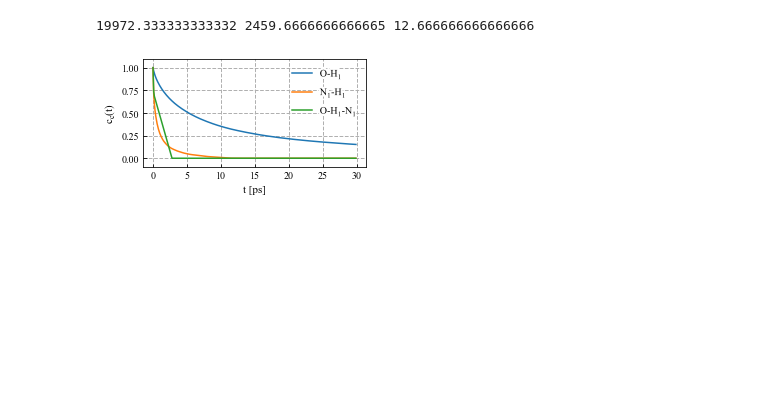
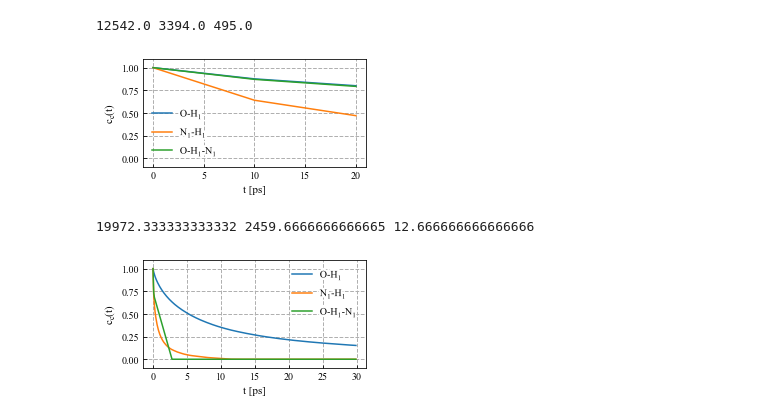
Before and after one commit to yqshao-archive/pils, a Jupyter notebook: notebooks/nb_plot_structure.ipynb, the cells around one changed output. Drawn from its saved outputs; the diff is of its cells as text; code cells hidden in the pictures; blank space fills up the shorter version.

```diff
--- a/notebooks/nb_plot_structure.ipynb
+++ b/notebooks/nb_plot_structure.ipynb
@@ -7,23 +7,26 @@ from glob import glob
 mype = [pe.withStroke(linewidth=4, foreground='w')]
 # %%
 f, ax = plt.subplots(1,1, figsize=[4,2])
-files =  glob('../exp/prod-adam-run2/analyses/prod/*/*-r1.08/persist.dat')
+files =  glob('../exp/transfer/analyses/prod/*450k*-0/*-r1.08/persist.dat')
 
 t, a, b, p = np.mean([np.loadtxt(f) for f in files], axis=0).T
 print(a[0],b[0],p[0])
 ax.plot(t, a/a[0])
 ax.plot(t, b/b[0])
 ax.plot(t, p/p[0])
 leg = ax.legend(['O-H$_1$', 'N$_1$-H$_1$', 'O-H$_1$-N$_1$'])
 # ax.set_xlim(0,50)
 ax.set_ylim(-0.1,1.1)
 ax.grid(lw=1)
 for t in leg.get_texts():
     t.set_path_effects(mype)
 
 ax.set_xlabel('t [ps]', fontsize=11)
 ax.set_ylabel('$c_c$(t)', fontsize=11)
 plt.savefig('figs/fig3-life.png')
+# %% [output]
+12542.0 3394.0 495.0
+[figure, added]
 # %%
 f, ax = plt.subplots(1,1, figsize=[4,2])
 files =  glob('../exp/prod-adam-run2/analyses/vali/*-r1.08/persist.dat')
```
Also changed, not shown: parts of 1 cell of this notebook, 10 other files.
